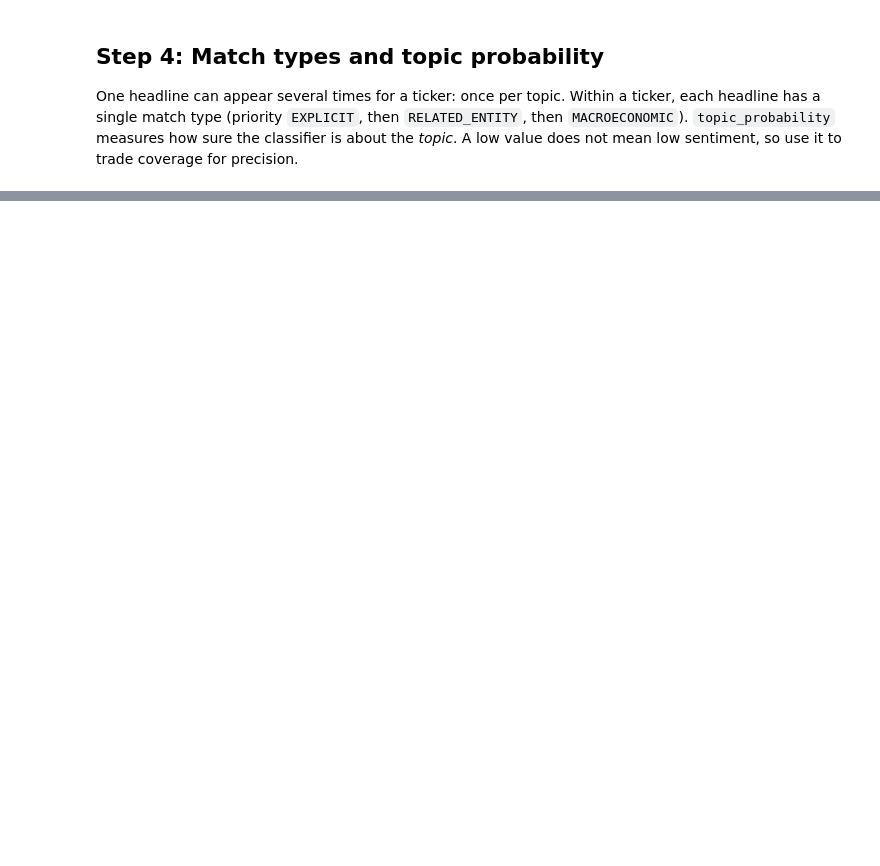
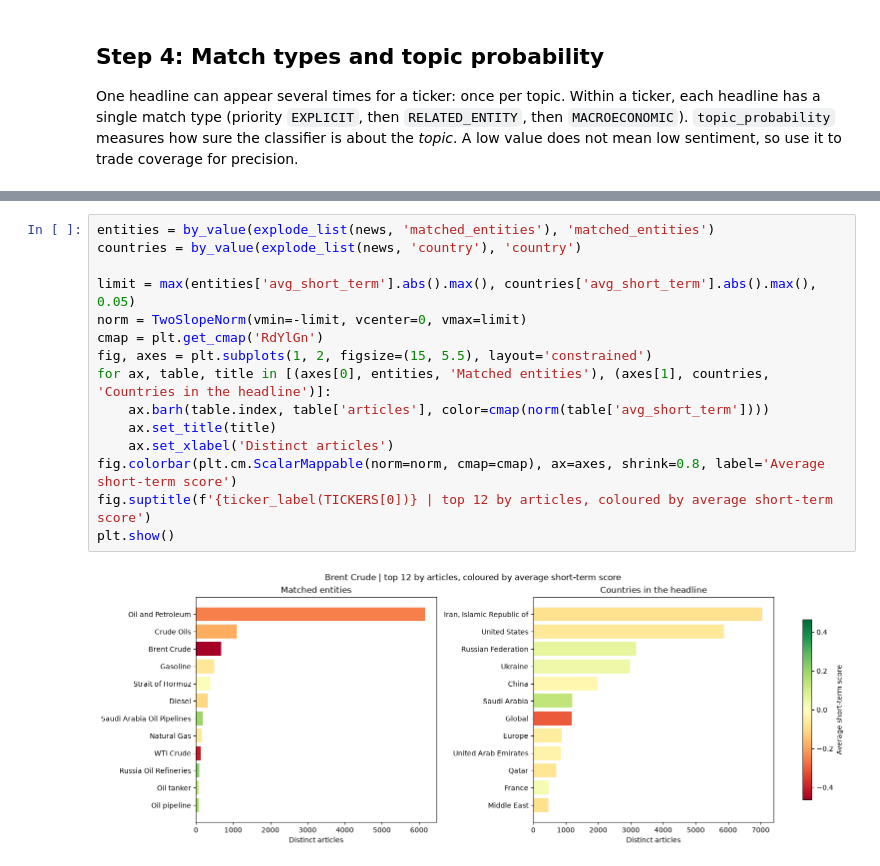
Before and after one commit to saffronblueai/permutable-examples, a Jupyter notebook: systematic/global_commodity_sentiment/notebooks/live/gcsi_headline_polling.ipynb, the cells around one changed output, grey strips where cells are left out. Cells and saved outputs as stored; diff of their text form; blank space fills up the shorter version.

```diff
--- a/systematic/global_commodity_sentiment/notebooks/live/gcsi_headline_polling.ipynb
+++ b/systematic/global_commodity_sentiment/notebooks/live/gcsi_headline_polling.ipynb
@@ -249,0 +335,17 @@ plt.show()
+# %%
+entities = by_value(explode_list(news, 'matched_entities'), 'matched_entities')
+countries = by_value(explode_list(news, 'country'), 'country')
+
+limit = max(entities['avg_short_term'].abs().max(), countries['avg_short_term'].abs().max(), 0.05)
+norm = TwoSlopeNorm(vmin=-limit, vcenter=0, vmax=limit)
+cmap = plt.get_cmap('RdYlGn')
+fig, axes = plt.subplots(1, 2, figsize=(15, 5.5), layout='constrained')
+for ax, table, title in [(axes[0], entities, 'Matched entities'), (axes[1], countries, 'Countries in the headline')]:
+    ax.barh(table.index, table['articles'], color=cmap(norm(table['avg_short_term'])))
+    ax.set_title(title)
+    ax.set_xlabel('Distinct articles')
+fig.colorbar(plt.cm.ScalarMappable(norm=norm, cmap=cmap), ax=axes, shrink=0.8, label='Average short-term score')
+fig.suptitle(f'{ticker_label(TICKERS[0])} | top 12 by articles, coloured by average short-term score')
+plt.show()
+# %% [output]
+[figure, added]
```
Also changed, not shown: parts of 16 cells of this notebook, 22 other files.
